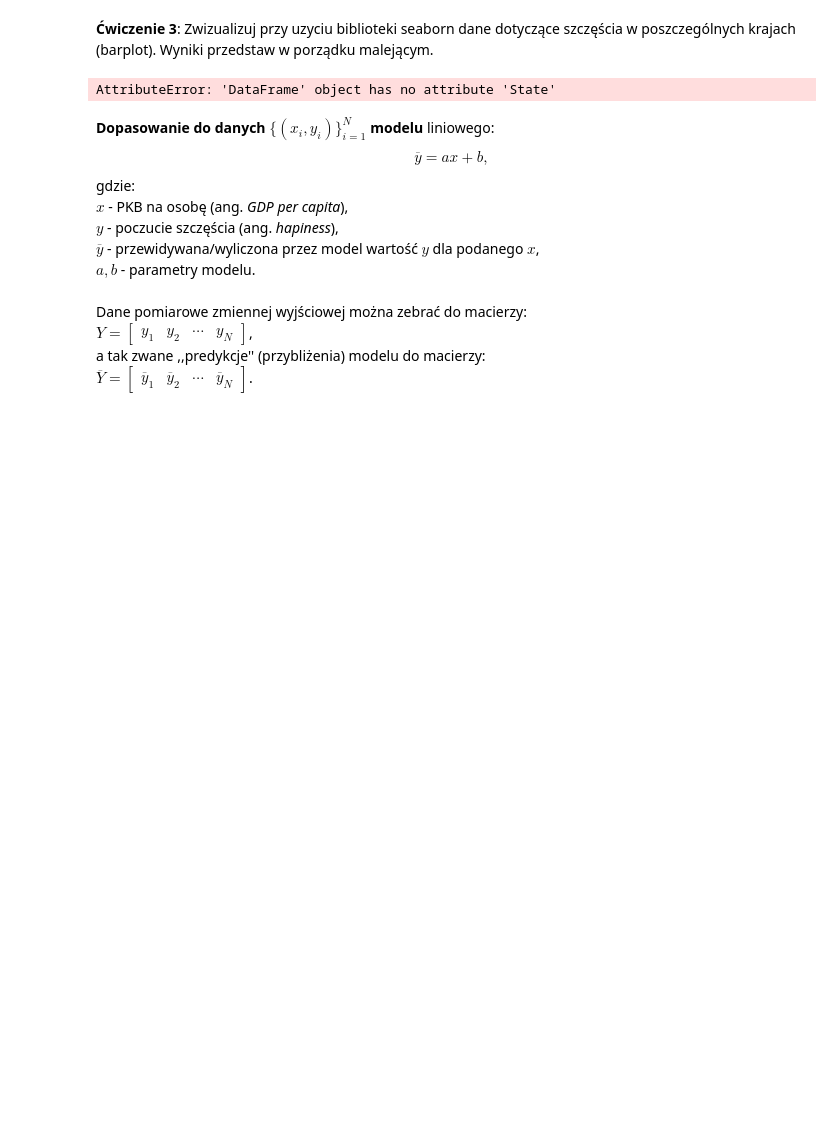
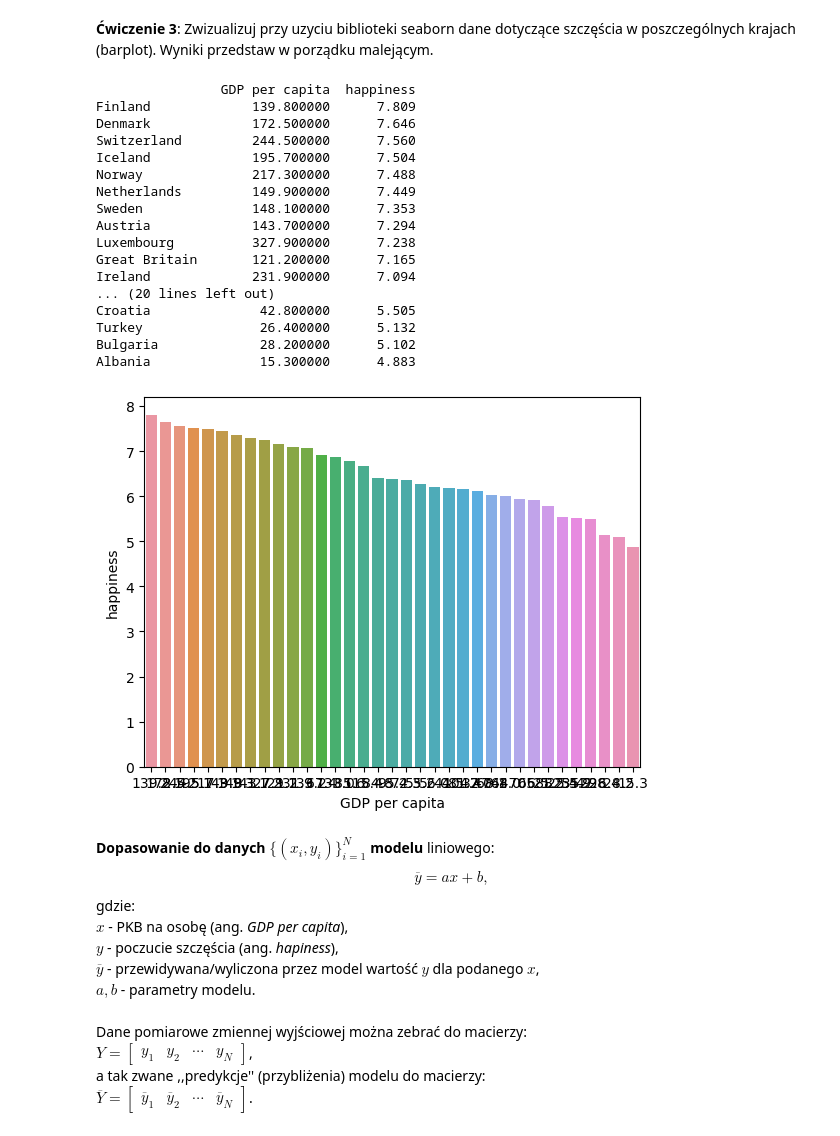
Before and after one commit to sliweq/sem4, a Jupyter notebook: msid_l/list_3/3_metoda_najmniejszych_kwadratow.ipynb, the cells around one changed output. Cells and saved outputs as stored; diff of their text form; code cells hidden in the pictures; blank space fills up the shorter version.

```diff
--- a/msid_l/list_3/3_metoda_najmniejszych_kwadratow.ipynb
+++ b/msid_l/list_3/3_metoda_najmniejszych_kwadratow.ipynb
@@ -127,15 +111,33 @@ plt.show()
 # %% [markdown]
 **Ćwiczenie 3**: Zwizualizuj przy uzyciu biblioteki seaborn dane dotyczące szczęścia w poszczególnych krajach (barplot). Wyniki przedstaw w porządku malejącym.
 # %%
+print(dane.sort_values(by="happiness",ascending=False))
 sns.barplot(x='GDP per capita',
     y='happiness',
     data=dane,
-    order = dane.sort_values('happiness').State,
+    order = dane.sort_values(by="happiness",ascending=False)["GDP per capita"],
 )
 
 plt.show()
 # %% [output]
-AttributeError: 'DataFrame' object has no attribute 'State'
+                GDP per capita  happiness
+Finland             139.800000      7.809
+Denmark             172.500000      7.646
+Switzerland         244.500000      7.560
+Iceland             195.700000      7.504
+Norway              217.300000      7.488
+Netherlands         149.900000      7.449
+Sweden              148.100000      7.353
+Austria             143.700000      7.294
+Luxembourg          327.900000      7.238
+Great Britain       121.200000      7.165
+Ireland             231.900000      7.094
+... (20 lines left out)
+Croatia              42.800000      5.505
+Turkey               26.400000      5.132
+Bulgaria             28.200000      5.102
+Albania              15.300000      4.883
+[figure, added]
 # %% [markdown]
 **Dopasowanie do danych $\{(x_i,y_i)\}_{i=1}^N$ modelu** liniowego: $$\overline{y} = ax+b,$$
 gdzie: <br>
```
Also changed, not shown: parts of 9 cells of this notebook, 4 other files.
